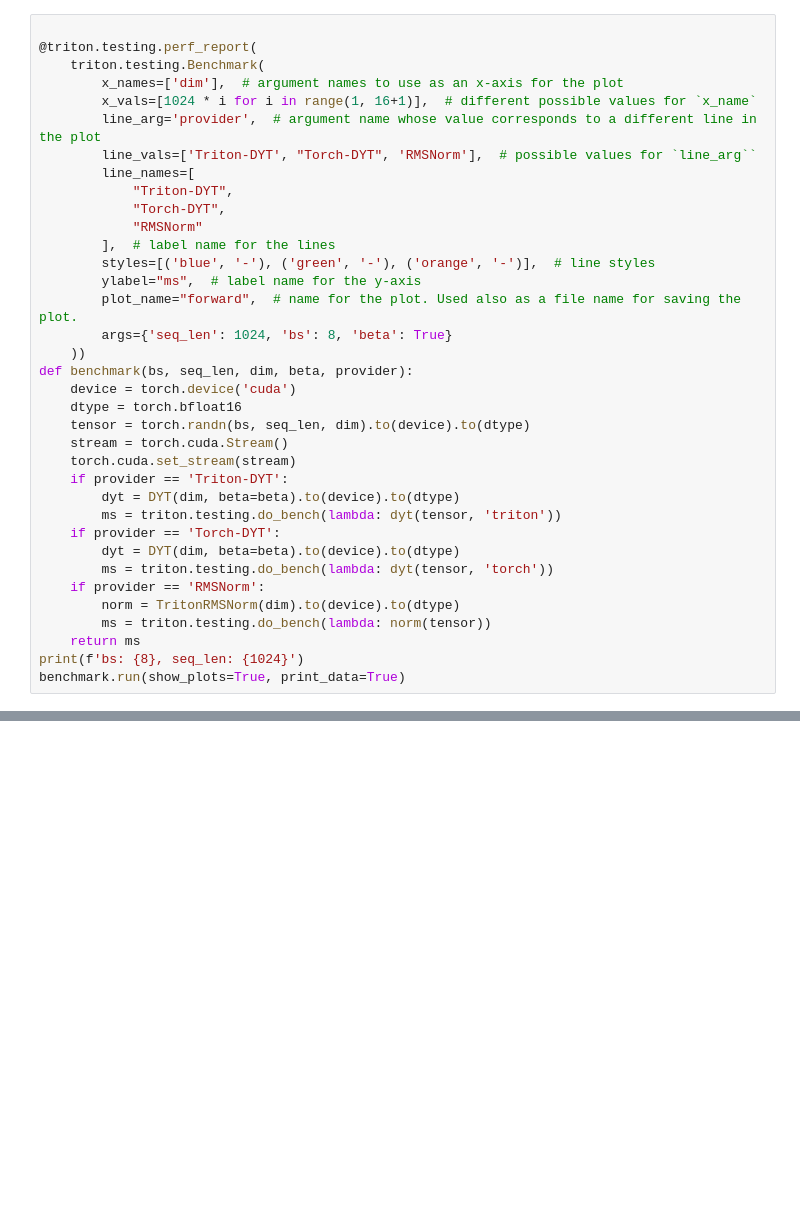
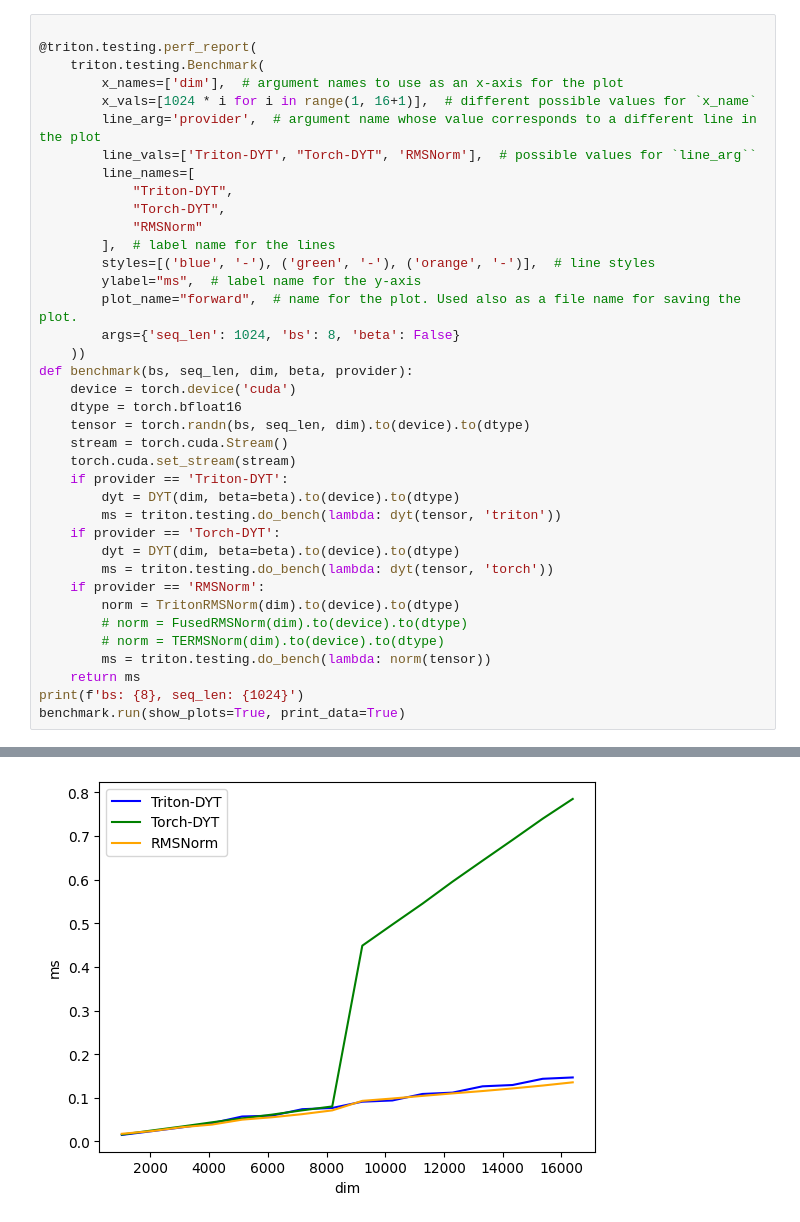
Before and after one commit to mdy666/mdy_triton, a Jupyter notebook: others/dyt/test_dyt.ipynb, the cells around one changed output, grey strips where cells are left out. Saved outputs shown, nothing was run; the diff lists cells and outputs as text; blank space fills up the shorter version.

```diff
--- a/others/dyt/test_dyt.ipynb
+++ b/others/dyt/test_dyt.ipynb
@@ -55,7 +58,7 @@ tensor([1.], device='cuda:0', dtype=torch.bfloat16)
         styles=[('blue', '-'), ('green', '-'), ('orange', '-')],  # line styles
         ylabel="ms",  # label name for the y-axis
         plot_name="forward",  # name for the plot. Used also as a file name for saving the plot.
-        args={'seq_len': 1024, 'bs': 8, 'beta': True}
+        args={'seq_len': 1024, 'bs': 8, 'beta': False}
     ))
 def benchmark(bs, seq_len, dim, beta, provider):
     device = torch.device('cuda')
@@ -71,6 +74,8 @@ def benchmark(bs, seq_len, dim, beta, provider):
         ms = triton.testing.do_bench(lambda: dyt(tensor, 'torch'))
     if provider == 'RMSNorm':
         norm = TritonRMSNorm(dim).to(device).to(dtype)
+        # norm = FusedRMSNorm(dim).to(device).to(dtype)
+        # norm = TERMSNorm(dim).to(device).to(dtype)
         ms = triton.testing.do_bench(lambda: norm(tensor))
     return ms
 print(f'bs: {8}, seq_len: {1024}')
@@ -79,0 +90 @@ bs: 8, seq_len: 1024
+[figure, added]
```
Also changed, not shown: parts of 5 cells of this notebook, 2 other files.
